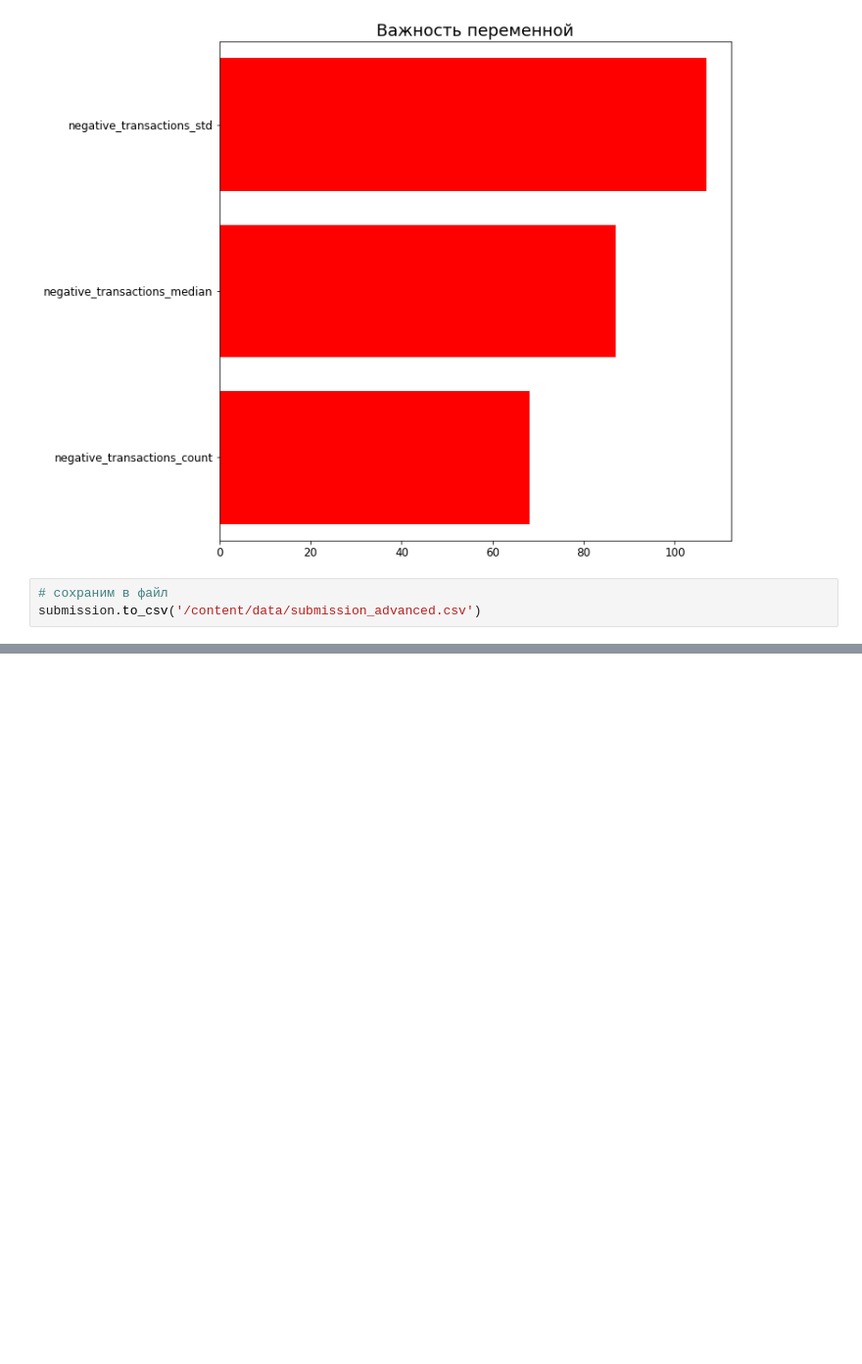
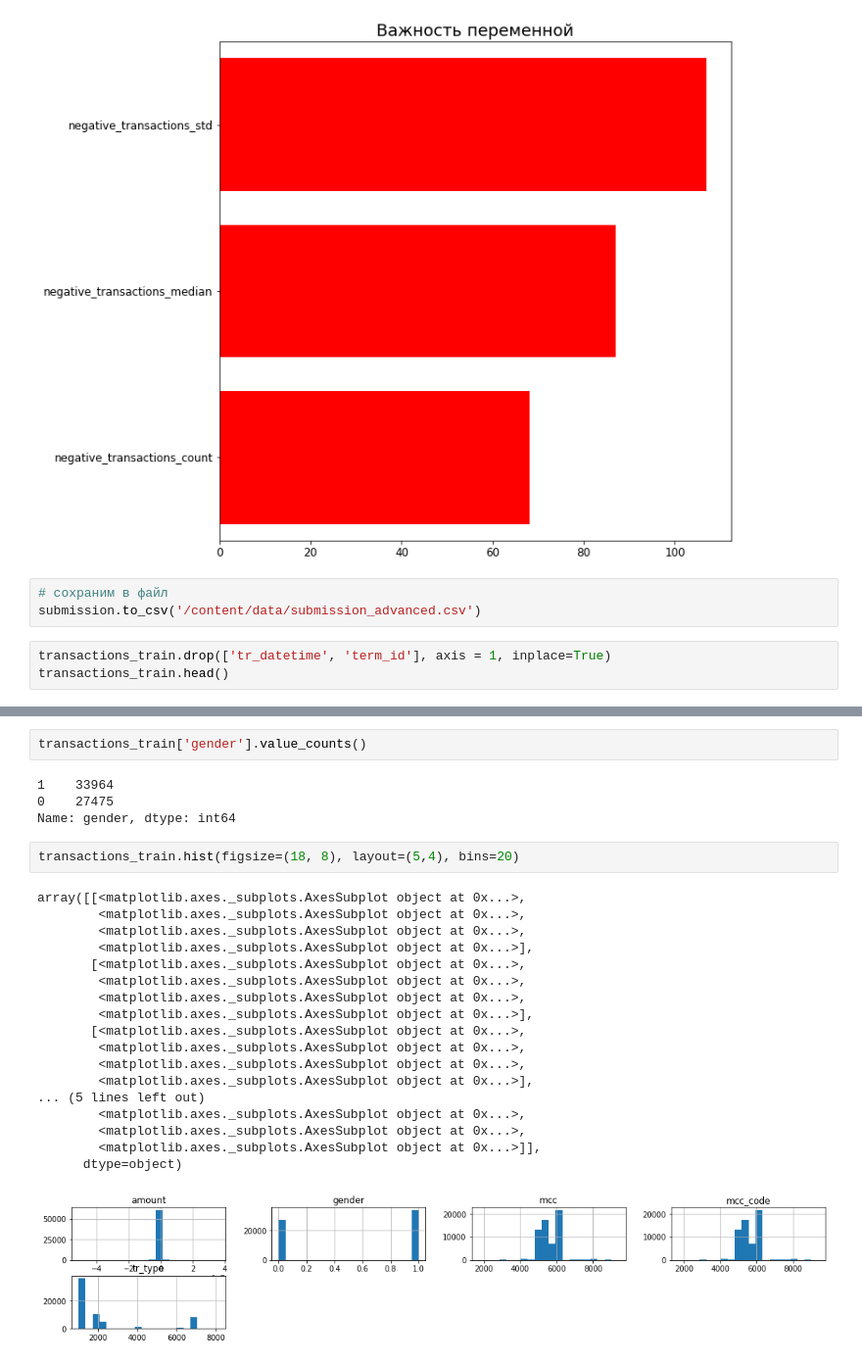
Before and after one commit to alexey9019/data, a Jupyter notebook: 1.ipynb, the cells around one changed output, grey strips where cells are left out. Shown at 98% size. Cells and saved outputs as stored; diff of their text form; blank space fills up the shorter version.

```diff
--- a/1.ipynb
+++ b/1.ipynb
@@ -149,3 +145,6 @@ draw_feature_importances(clf, 10)
 # %%
 # сохраним в файл
 submission.to_csv('/content/data/submission_advanced.csv')
+# %%
+transactions_train.drop(['tr_datetime', 'term_id'], axis = 1, inplace=True)
+transactions_train.head()
@@ -151,0 +180,27 @@ submission.to_csv('/content/data/submission_advanced.csv')
+# %%
+transactions_train['gender'].value_counts()
+# %% [output]
+1    33964
+0    27475
+Name: gender, dtype: int64
+# %%
+transactions_train.hist(figsize=(18, 8), layout=(5,4), bins=20)
+# %% [output]
+array([[<matplotlib.axes._subplots.AxesSubplot object at 0x...>,
+        <matplotlib.axes._subplots.AxesSubplot object at 0x...>,
+        <matplotlib.axes._subplots.AxesSubplot object at 0x...>,
+        <matplotlib.axes._subplots.AxesSubplot object at 0x...>],
+       [<matplotlib.axes._subplots.AxesSubplot object at 0x...>,
+        <matplotlib.axes._subplots.AxesSubplot object at 0x...>,
+        <matplotlib.axes._subplots.AxesSubplot object at 0x...>,
+        <matplotlib.axes._subplots.AxesSubplot object at 0x...>],
+       [<matplotlib.axes._subplots.AxesSubplot object at 0x...>,
+        <matplotlib.axes._subplots.AxesSubplot object at 0x...>,
+        <matplotlib.axes._subplots.AxesSubplot object at 0x...>,
+        <matplotlib.axes._subplots.AxesSubplot object at 0x...>],
+... (5 lines left out)
+        <matplotlib.axes._subplots.AxesSubplot object at 0x...>,
+        <matplotlib.axes._subplots.AxesSubplot object at 0x...>,
+        <matplotlib.axes._subplots.AxesSubplot object at 0x...>]],
+      dtype=object)
+[figure, added]
```
Also changed, not shown: parts of 22 cells of this notebook.
